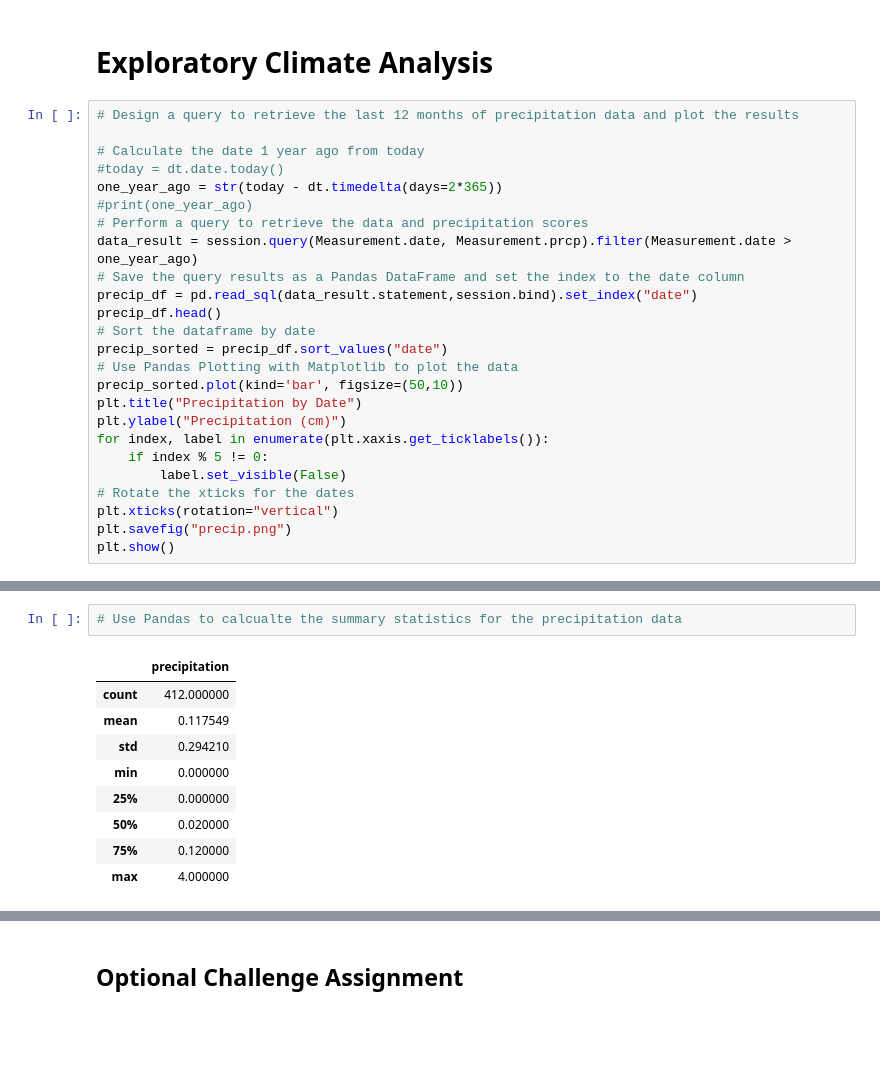
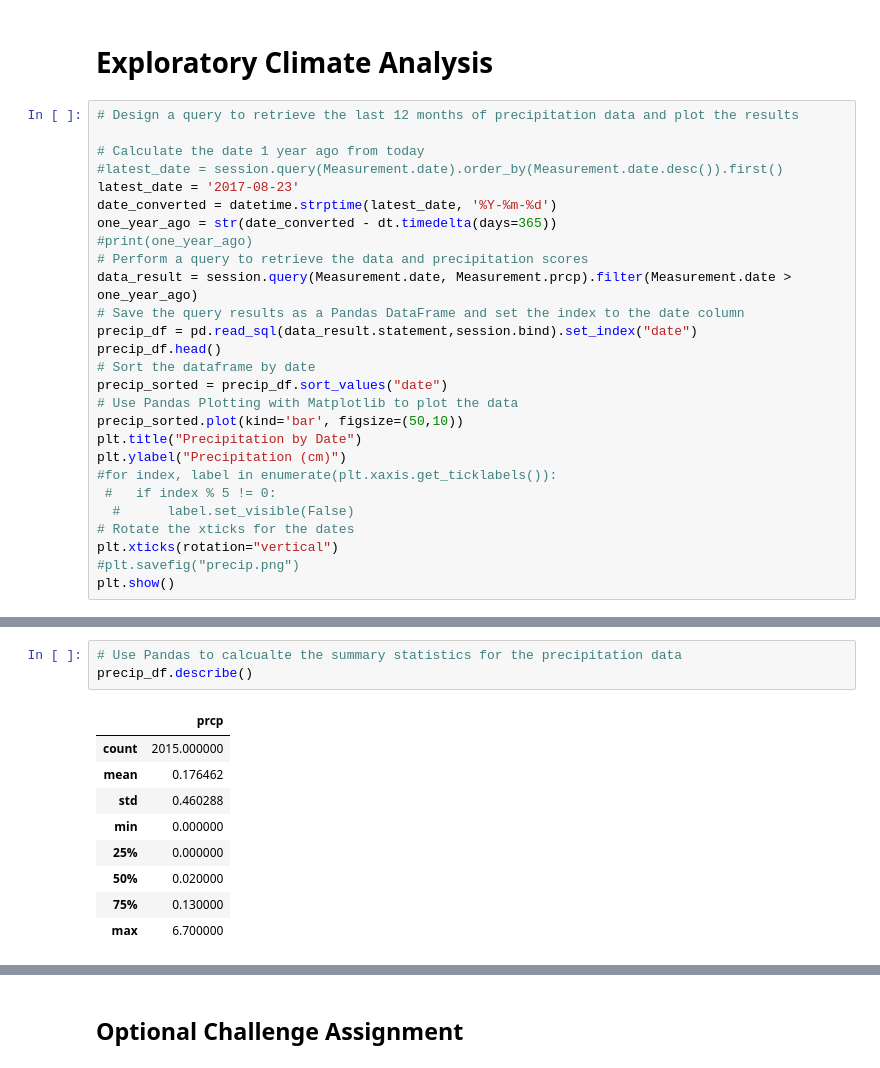
Before and after one commit to llreber/HawaiiAnalysis, a Jupyter notebook: climate_starter.ipynb, the cells around one changed output, grey strips where cells are left out. Cells and saved outputs as stored; diff of their text form; blank space fills up the shorter version.

```diff
--- a/climate_starter.ipynb
+++ b/climate_starter.ipynb
@@ -70,8 +69,10 @@ session = Session(engine)
 # Design a query to retrieve the last 12 months of precipitation data and plot the results
 
 # Calculate the date 1 year ago from today
-#today = dt.date.today()
-one_year_ago = str(today - dt.timedelta(days=2*365))
+#latest_date = session.query(Measurement.date).order_by(Measurement.date.desc()).first()
+latest_date = '2017-08-23'
+date_converted = datetime.strptime(latest_date, '%Y-%m-%d')
+one_year_ago = str(date_converted - dt.timedelta(days=365))
 #print(one_year_ago)
 # Perform a query to retrieve the data and precipitation scores
 data_result = session.query(Measurement.date, Measurement.prcp).filter(Measurement.date > one_year_ago)
@@ -84,11 +85,11 @@ precip_sorted = precip_df.sort_values("date")
 precip_sorted.plot(kind='bar', figsize=(50,10))
 plt.title("Precipitation by Date")
 plt.ylabel("Precipitation (cm)")
-for index, label in enumerate(plt.xaxis.get_ticklabels()):
-    if index % 5 != 0:
-        label.set_visible(False)
+#for index, label in enumerate(plt.xaxis.get_ticklabels()):
+ #   if index % 5 != 0:
+  #      label.set_visible(False)
 # Rotate the xticks for the dates
 plt.xticks(rotation="vertical")
-plt.savefig("precip.png")
+#plt.savefig("precip.png")
 plt.show()
 # %% [output]
@@ -97,13 +98,14 @@ AttributeError: module 'matplotlib.pyplot' has no attribute 'xaxis'
 ![precipitation](Images/precipitation.png)
 # %%
 # Use Pandas to calcualte the summary statistics for the precipitation data
+precip_df.describe()
 # %% [output]
-|  | precipitation |
-| count | 412.000000 |
-| mean | 0.117549 |
-| std | 0.294210 |
+|  | prcp |
+| count | 2015.000000 |
+| mean | 0.176462 |
+| std | 0.460288 |
 | min | 0.000000 |
 | 25% | 0.000000 |
 | 50% | 0.020000 |
-| 75% | 0.120000 |
-| max | 4.000000 |
+| 75% | 0.130000 |
+| max | 6.700000 |
```
Also changed, not shown: parts of 18 cells of this notebook, 2 other files.
